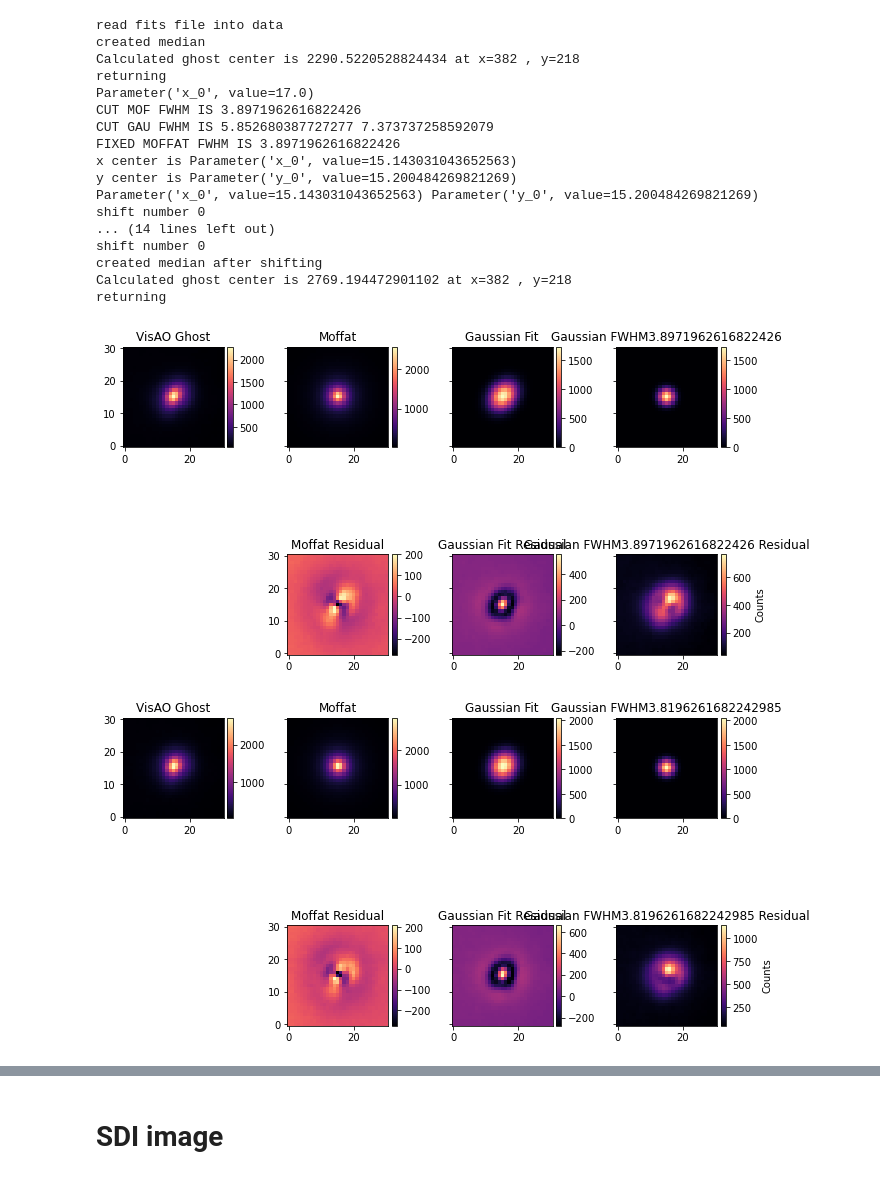
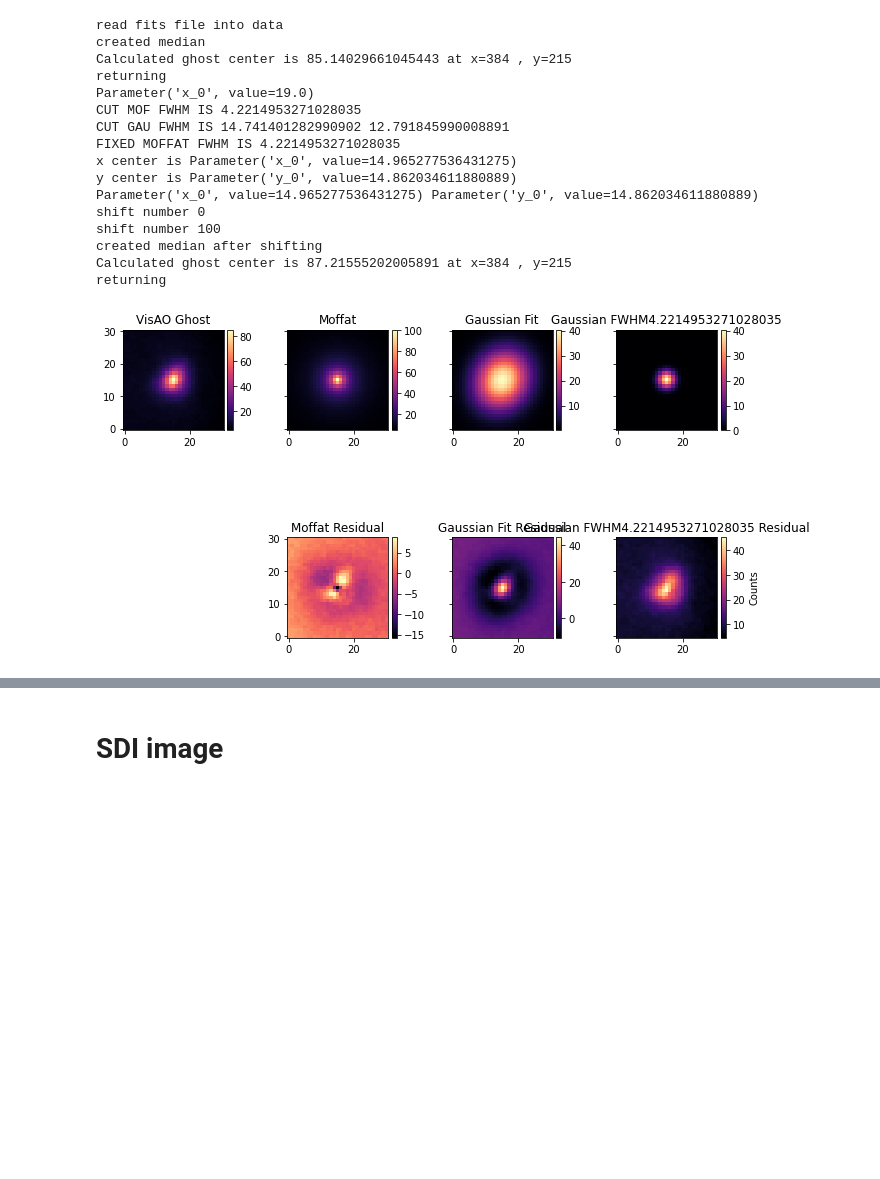
Before and after one commit to wbalmer/diskShapers, a Jupyter notebook: forwardModel/fm_solution.ipynb, the cells around one changed output, grey strips where cells are left out. Saved outputs shown, nothing was run; the diff lists cells and outputs as text; code cells hidden in the pictures; blank space fills up the shorter version.

```diff
--- a/forwardModel/fm_solution.ipynb
+++ b/forwardModel/fm_solution.ipynb
@@ -42,14 +42,14 @@ pa_offset=-0.497
 pa_uncertainty=0.192
 # %%
 # loop inputs
-date = '18May15'  # str(input('enter date in format ##Month##: '))
-fwhm = 4.4  # float(input('enter dataset fwhm: '))
+date = '10Feb17'  # str(input('enter date in format ##Month##: '))
+fwhm = 5.5  # float(input('enter dataset fwhm: '))
 ann1 = 0  # int(input('enter IWA: '))
-ann2 = 24  # int(input('enter OWA: '))
-sep = 10  # int(input('enter sep: '))
-pa = 110  # int(input('enter pa: '))
+ann2 = 20  # int(input('enter OWA: '))
+sep = 6  # int(input('enter sep: '))
+pa = 77  # int(input('enter pa: '))
 
-prefixes = ['Cont_60pct', 'Ha_60pct']#
+prefixes = ['Cont_20pct']#, 'Ha_20pct']#
 psfplans = [['doGhost', fwhm], ['doMoffat', fwhm],
             ['doGaussian', fwhm]]#, ['doGs', fwhm]]
 residuals = []
@@ -75,46 +75,44 @@ if multipleGs is not None:
         gaussfwhms = []
         for i in range(len(filepaths)):
             filepath = filepaths[i]
             outputdir = outputdirs[i]
             ghostdata, moffat, gaussfit, gaussfwhm, fwhm = ghost.ghostIsolation(filepath, 380, 220, 10, fwhm, 1, fwhm=fwhm)
             gaussfwhms.append(gaussfwhm)
 
         gaussfwhms_list.append(gaussfwhms)
 
 else:
     for i in range(len(filepaths)):
         filepath = filepaths[i]
         outputdir = outputdirs[i]
         ghostdata, moffat, gaussfit, gaussfwhm, fwhm, smof = ghost.ghostIsolation(filepath, 380, 220, 10, fwhm, 1, fwhm=fwhm)
         try:
             plt.savefig(outputdir+'\\'+'FM-psfs.png', dpi=300)
         except FileNotFoundError:
             os.mkdir(outputdir+'\\')
             plt.savefig(outputdir+'\\'+'FM-psfs.png', dpi=300)
         ghosts.append(ghostdata)
         moffs.append(smof)#moffat)
         gaussfits.append(gaussfit)
         gaussfwhms.append(gaussfwhm)
 # %% [output]
 read fits file into data
 created median
-Calculated ghost center is 2290.5220528824434 at x=382 , y=218
+Calculated ghost center is 85.14029661045443 at x=384 , y=215
 returning
-Parameter('x_0', value=17.0)
-CUT MOF FWHM IS 3.8971962616822426
-CUT GAU FWHM IS 5.852680387727277 7.373737258592079
-FIXED MOFFAT FWHM IS 3.8971962616822426
-x center is Parameter('x_0', value=15.143031043652563)
-y center is Parameter('y_0', value=15.200484269821269)
-Parameter('x_0', value=15.143031043652563) Parameter('y_0', value=15.200484269821269)
+Parameter('x_0', value=19.0)
+CUT MOF FWHM IS 4.2214953271028035
+CUT GAU FWHM IS 14.741401282990902 12.791845990008891
+FIXED MOFFAT FWHM IS 4.2214953271028035
+x center is Parameter('x_0', value=14.965277536431275)
+y center is Parameter('y_0', value=14.862034611880889)
+Parameter('x_0', value=14.965277536431275) Parameter('y_0', value=14.862034611880889)
 shift number 0
-... (14 lines left out)
-shift number 0
+shift number 100
 created median after shifting
-Calculated ghost center is 2769.194472901102 at x=382 , y=218
+Calculated ghost center is 87.21555202005891 at x=384 , y=215
 returning
-[figure, old version]
+[figure, new version]
-[figure, removed]
 # %%
 if multipleGs is not None:
     psfplans = []
```
Also changed, not shown: parts of 7 cells of this notebook, 7 other files.
